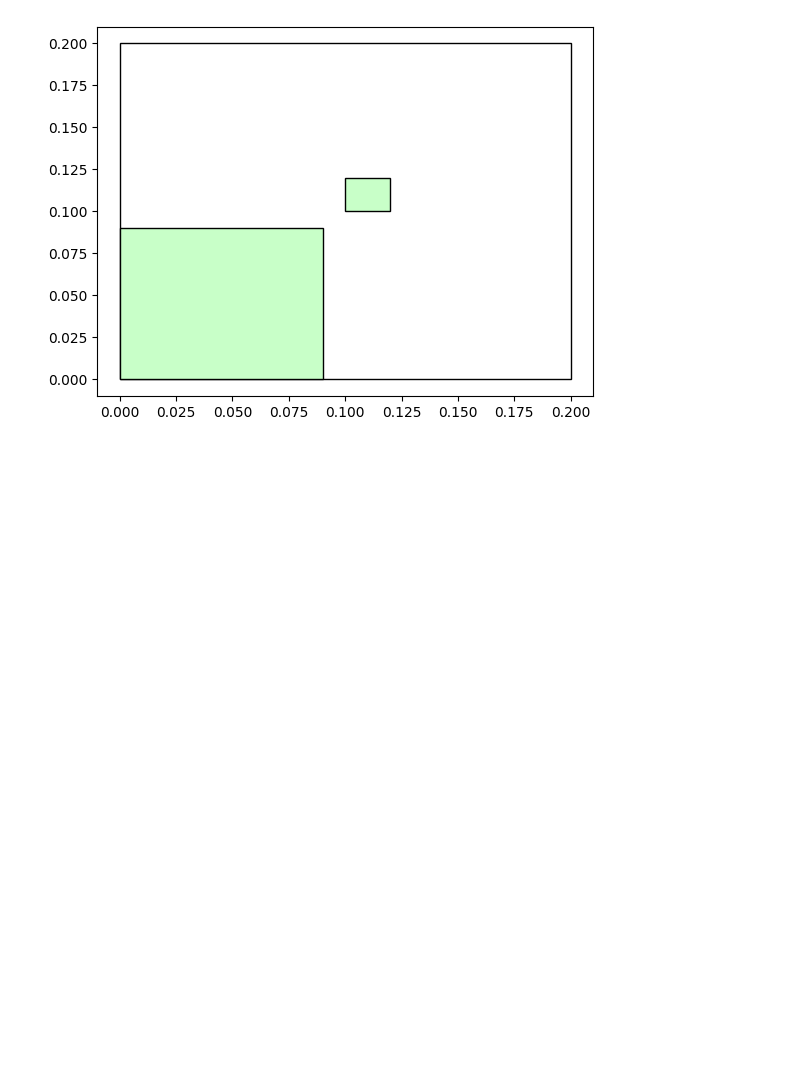
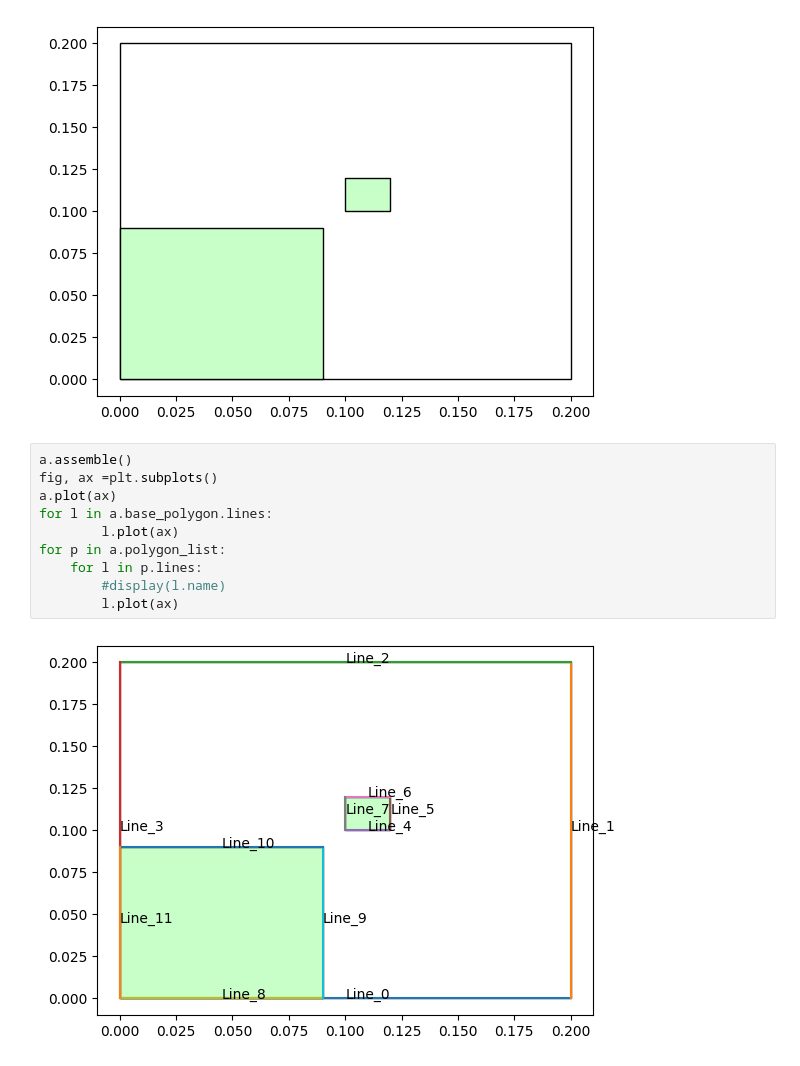
Before and after one commit to csillagu/FVM-Solver, a Jupyter notebook: investigation/geometry_inv.ipynb, the cells around one changed output. Cells and saved outputs as stored; diff of their text form; blank space fills up the shorter version.

Commit message:
Added line numbering function to Assembly

```diff
--- a/investigation/geometry_inv.ipynb
+++ b/investigation/geometry_inv.ipynb
@@ -45,3 +45,15 @@ fig,ax = plt.subplots()
 a.plot(ax)
 # %% [output]
 [figure]
+# %%
+a.assemble()
+fig, ax =plt.subplots()
+a.plot(ax)
+for l in a.base_polygon.lines:
+        l.plot(ax)
+for p in a.polygon_list:
+    for l in p.lines:
+        #display(l.name)
+        l.plot(ax)
+# %% [output]
+[figure, added]
```
Also changed, not shown: 1 other file.
